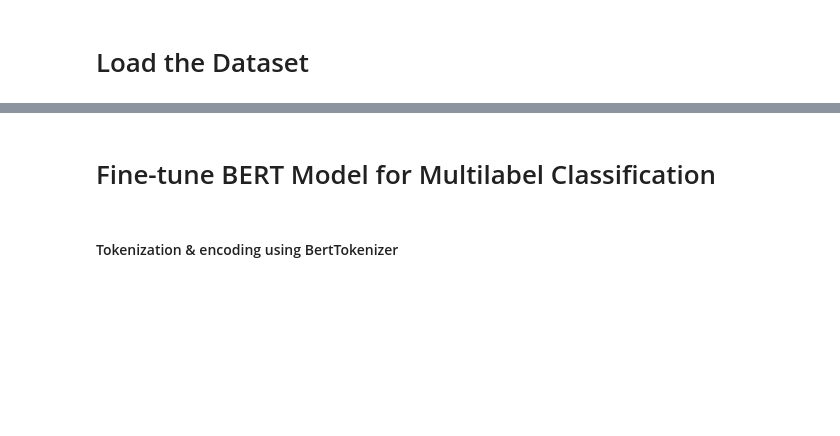
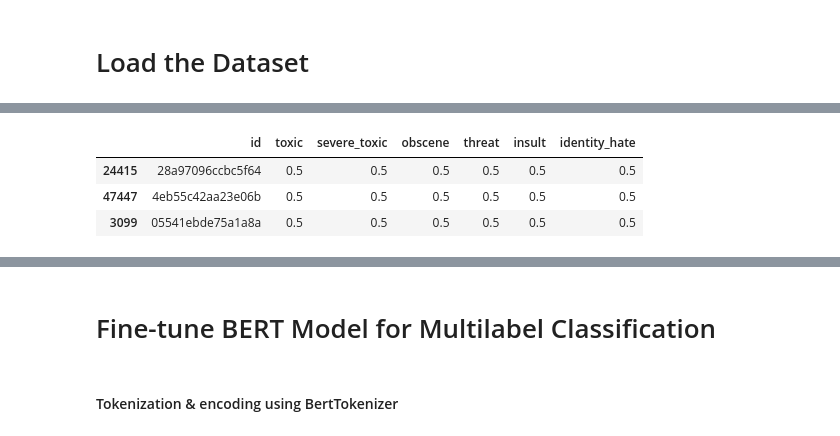
Before and after one commit to PawanKrGunjan/Natural-Language-Processing, a Jupyter notebook: Text Classification/toxic-comment-classification.ipynb, the cells around one changed output, grey strips where cells are left out. Saved outputs shown, nothing was run; the diff lists cells and outputs as text; code cells hidden in the pictures; blank space fills up the shorter version.

```diff
--- a/Text Classification/toxic-comment-classification.ipynb
+++ b/Text Classification/toxic-comment-classification.ipynb
@@ -186,0 +93,8 @@ test_texts, val_texts, test_labels, val_labels = train_test_split(
+# %%
+submission = pd.read_csv("/kaggle/working/sample_submission.csv")
+submission.sample(3)
+# %% [output]
+|  | id | toxic | severe_toxic | obscene | threat | insult | identity_hate |
+| 24415 | 28a97096ccbc5f64 | 0.5 | 0.5 | 0.5 | 0.5 | 0.5 | 0.5 |
+| 47447 | 4eb55c42aa23e06b | 0.5 | 0.5 | 0.5 | 0.5 | 0.5 | 0.5 |
+| 3099 | 05541ebde75a1a8a | 0.5 | 0.5 | 0.5 | 0.5 | 0.5 | 0.5 |
```
Also changed, not shown: parts of 61 cells of this notebook.
